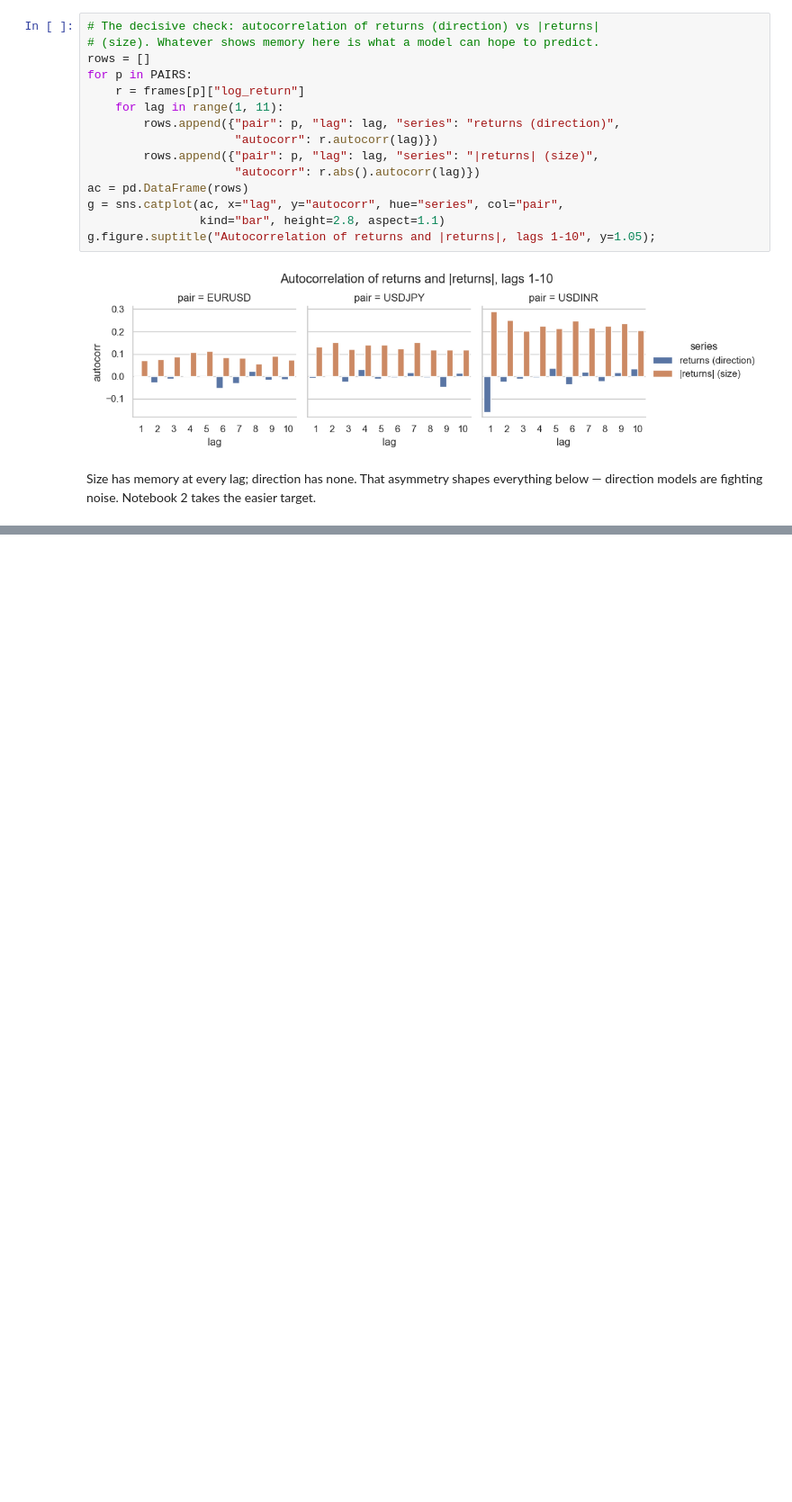
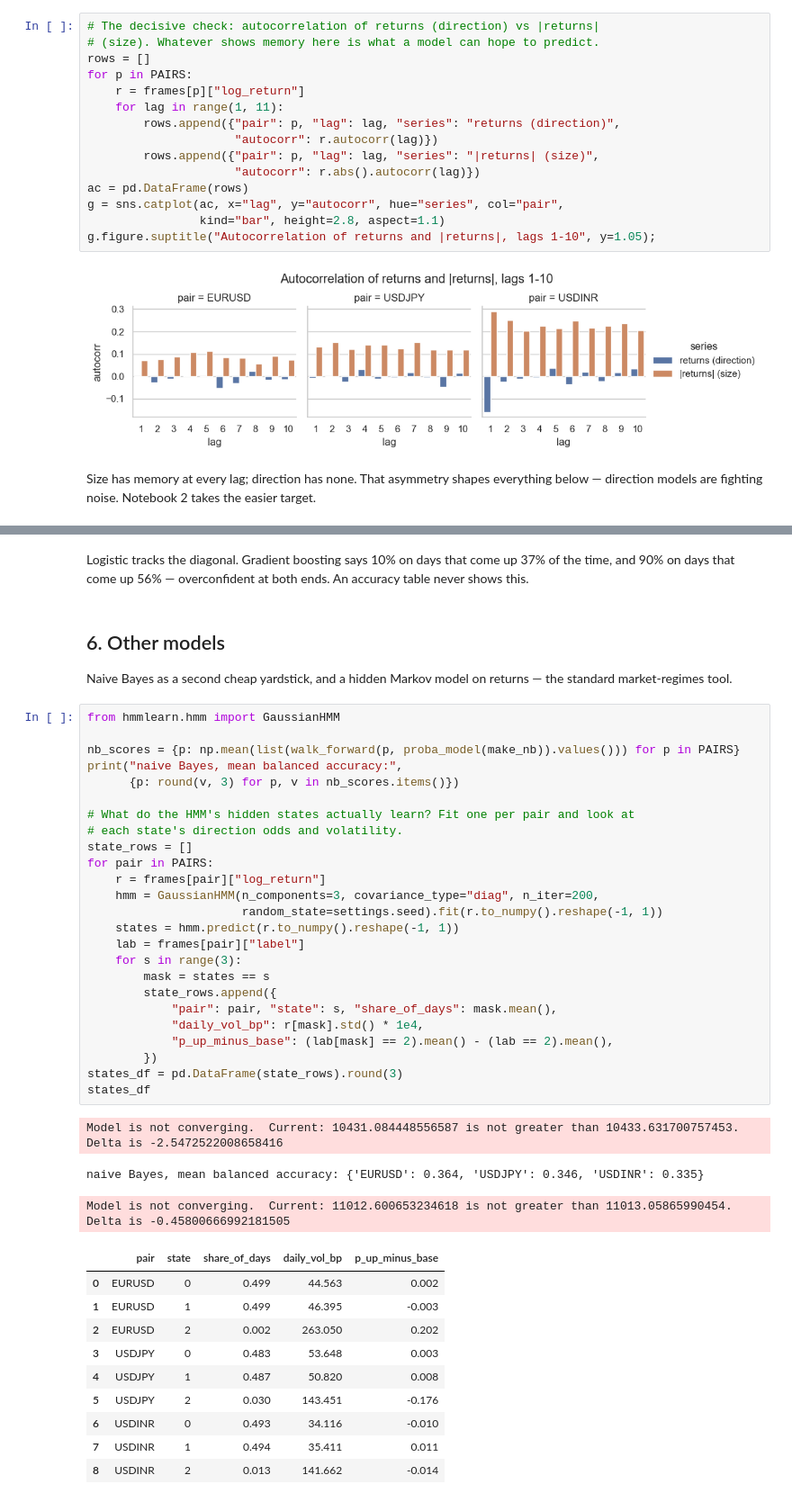
Before and after one commit to jatin-hans/currency-pair-prediction, a Jupyter notebook: notebooks/01_direction.ipynb, the cells around one changed output, grey strips where cells are left out. Shown at 90% size. Saved outputs shown, nothing was run; the diff lists cells and outputs as text; blank space fills up the shorter version.

```diff
--- a/notebooks/01_direction.ipynb
+++ b/notebooks/01_direction.ipynb
@@ -182,0 +327,48 @@ easier target.
+# %% [markdown]
+Logistic tracks the diagonal. Gradient boosting says 10% on days that come up
+37% of the time, and 90% on days that come up 56% — overconfident at both ends.
+An accuracy table never shows this.
+# %% [markdown]
+## 6. Other models
+
+Naive Bayes as a second cheap yardstick, and a hidden Markov model on returns —
+the standard market-regimes tool.
+# %%
+from hmmlearn.hmm import GaussianHMM
+
+nb_scores = {p: np.mean(list(walk_forward(p, proba_model(make_nb)).values())) for p in PAIRS}
+print("naive Bayes, mean balanced accuracy:",
+      {p: round(v, 3) for p, v in nb_scores.items()})
+
+# What do the HMM's hidden states actually learn? Fit one per pair and look at
+# each state's direction odds and volatility.
+state_rows = []
+for pair in PAIRS:
+    r = frames[pair]["log_return"]
+    hmm = GaussianHMM(n_components=3, covariance_type="diag", n_iter=200,
+                      random_state=settings.seed).fit(r.to_numpy().reshape(-1, 1))
+    states = hmm.predict(r.to_numpy().reshape(-1, 1))
+    lab = frames[pair]["label"]
+    for s in range(3):
+        mask = states == s
+        state_rows.append({
+            "pair": pair, "state": s, "share_of_days": mask.mean(),
+            "daily_vol_bp": r[mask].std() * 1e4,
+            "p_up_minus_base": (lab[mask] == 2).mean() - (lab == 2).mean(),
+        })
+states_df = pd.DataFrame(state_rows).round(3)
+states_df
+# %% [output]
+Model is not converging.  Current: 10431.084448556587 is not greater than 10433.631700757453. Delta is -2.5472522008658416
+naive Bayes, mean balanced accuracy: {'EURUSD': 0.364, 'USDJPY': 0.346, 'USDINR': 0.335}
+Model is not converging.  Current: 11012.600653234618 is not greater than 11013.05865990454. Delta is -0.45800666992181505
+|  | pair | state | share_of_days | daily_vol_bp | p_up_minus_base |
+| 0 | EURUSD | 0 | 0.499 | 44.563 | 0.002 |
+| 1 | EURUSD | 1 | 0.499 | 46.395 | -0.003 |
+| 2 | EURUSD | 2 | 0.002 | 263.050 | 0.202 |
+| 3 | USDJPY | 0 | 0.483 | 53.648 | 0.003 |
+| 4 | USDJPY | 1 | 0.487 | 50.820 | 0.008 |
+| 5 | USDJPY | 2 | 0.030 | 143.451 | -0.176 |
+| 6 | USDINR | 0 | 0.493 | 34.116 | -0.010 |
+| 7 | USDINR | 1 | 0.494 | 35.411 | 0.011 |
+| 8 | USDINR | 2 | 0.013 | 141.662 | -0.014 |
```
Also changed, not shown: parts of 14 cells of this notebook, 43 other files.
